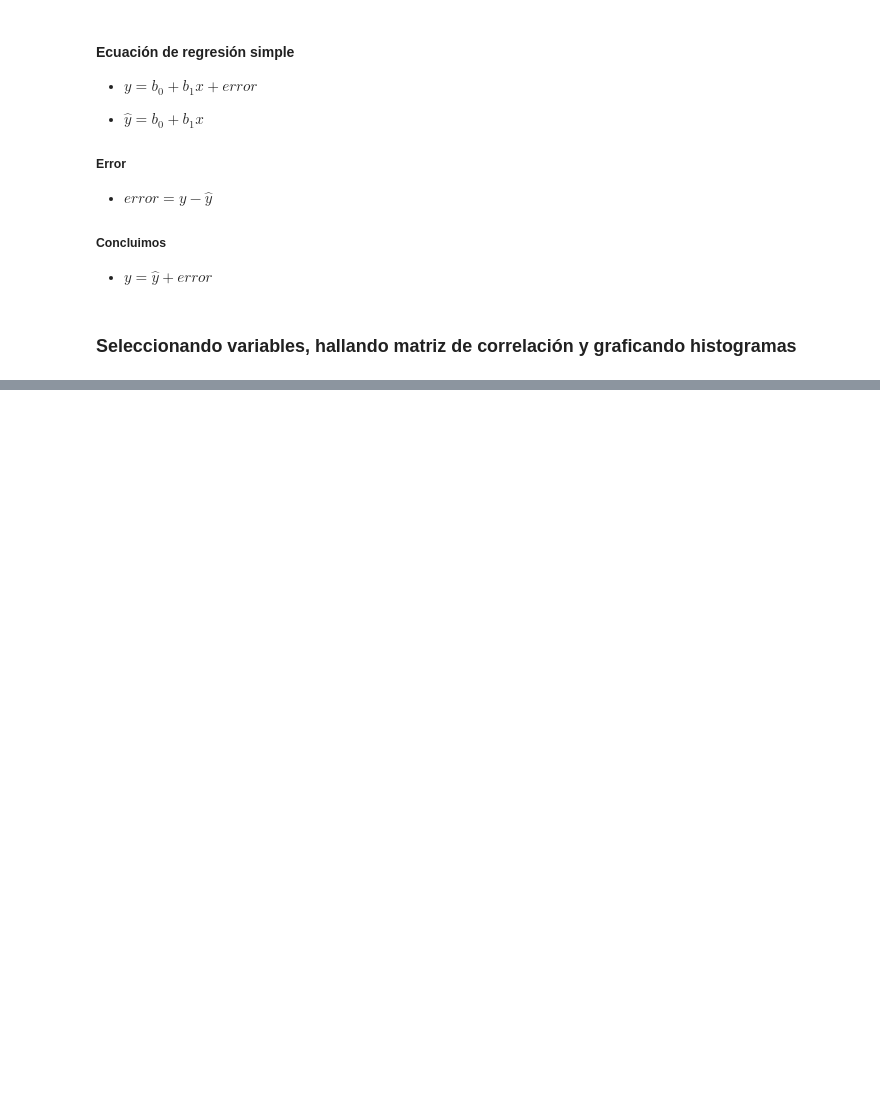
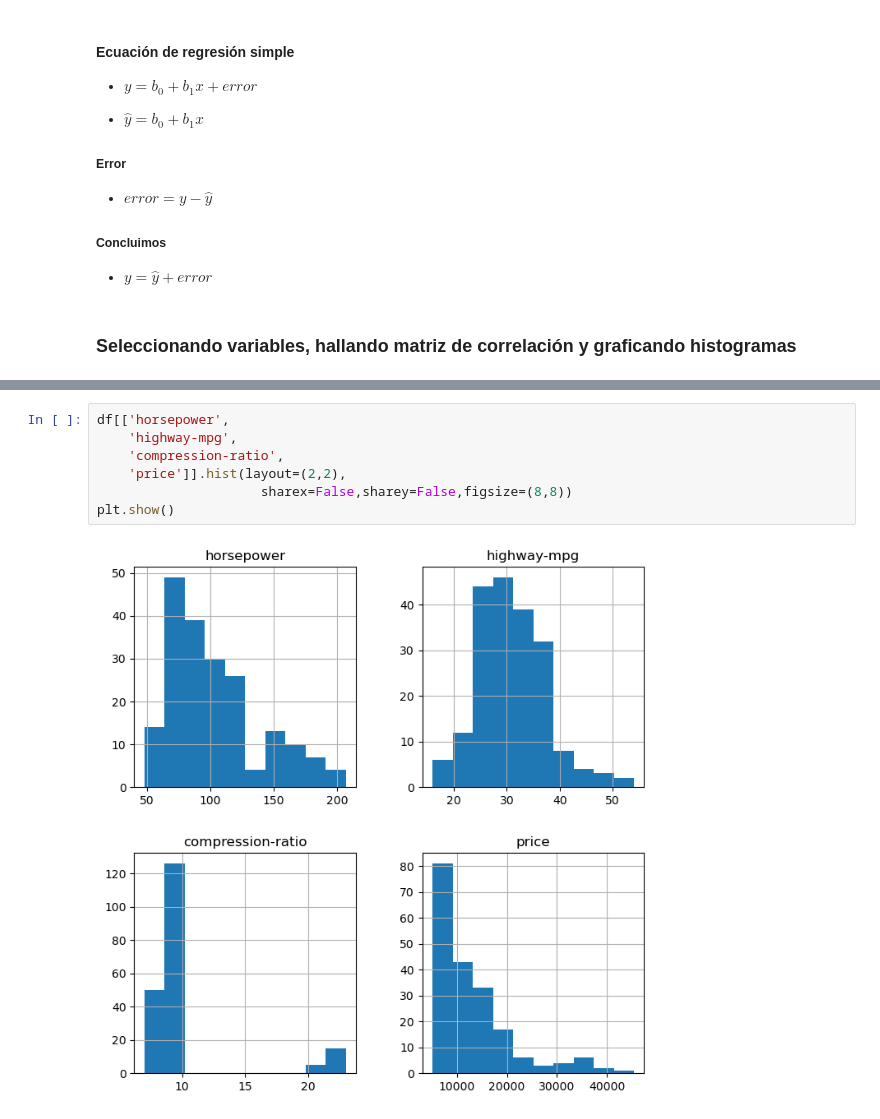
Before and after one commit to jgomezz/cpe_ciencia_datos_python, a Jupyter notebook: mod3_analitica_datos_python/semana_03_desarrollo_modelo.ipynb, the cells around one changed output, grey strips where cells are left out. Drawn from its saved outputs; the diff is of its cells as text; blank space fills up the shorter version.

```diff
--- a/mod3_analitica_datos_python/semana_03_desarrollo_modelo.ipynb
+++ b/mod3_analitica_datos_python/semana_03_desarrollo_modelo.ipynb
@@ -103,0 +148,9 @@ dtype: int64
+# %%
+df[['horsepower',
+    'highway-mpg',
+    'compression-ratio',
+    'price']].hist(layout=(2,2),
+                     sharex=False,sharey=False,figsize=(8,8))
+plt.show()
+# %% [output]
+[figure, added]
```
Also changed, not shown: parts of 2 cells of this notebook.
